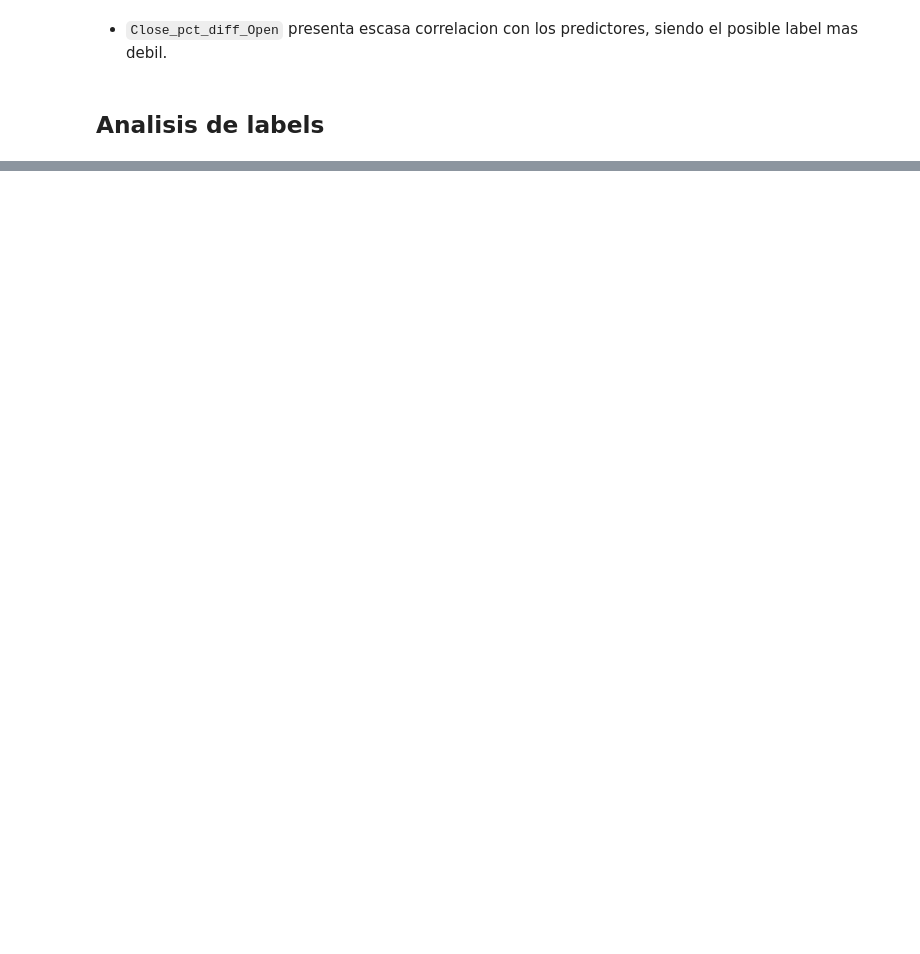
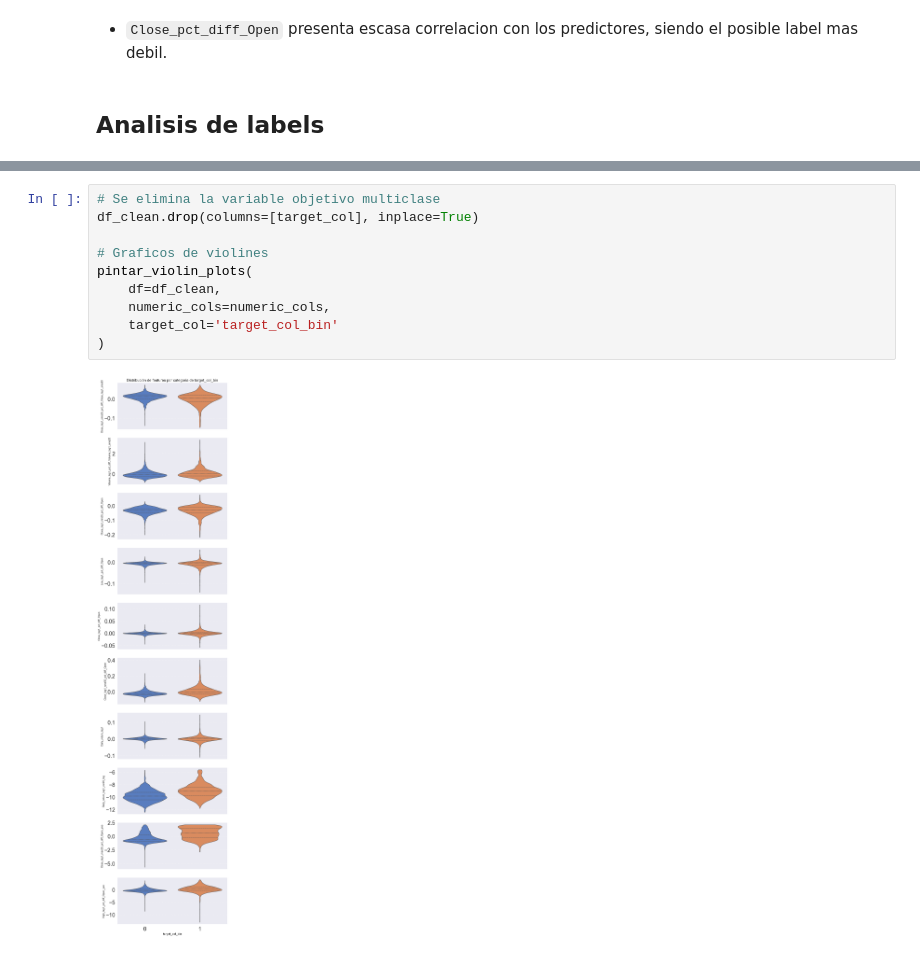
Before and after one commit to sebakremis/ForexMiner, a Jupyter notebook: notebook_EDA.ipynb, the cells around one changed output, grey strips where cells are left out. Drawn from its saved outputs; the diff is of its cells as text; blank space fills up the shorter version.

```diff
--- a/notebook_EDA.ipynb
+++ b/notebook_EDA.ipynb
@@ -191,0 +174,12 @@ plt.show()
+# %%
+# Se elimina la variable objetivo multiclase
+df_clean.drop(columns=[target_col], inplace=True)
+
+# Graficos de violines
+pintar_violin_plots(
+    df=df_clean,
+    numeric_cols=numeric_cols,
+    target_col='target_col_bin'
+)
+# %% [output]
+[figure, added]
```
Also changed, not shown: parts of 9 cells of this notebook, 2 other files.
